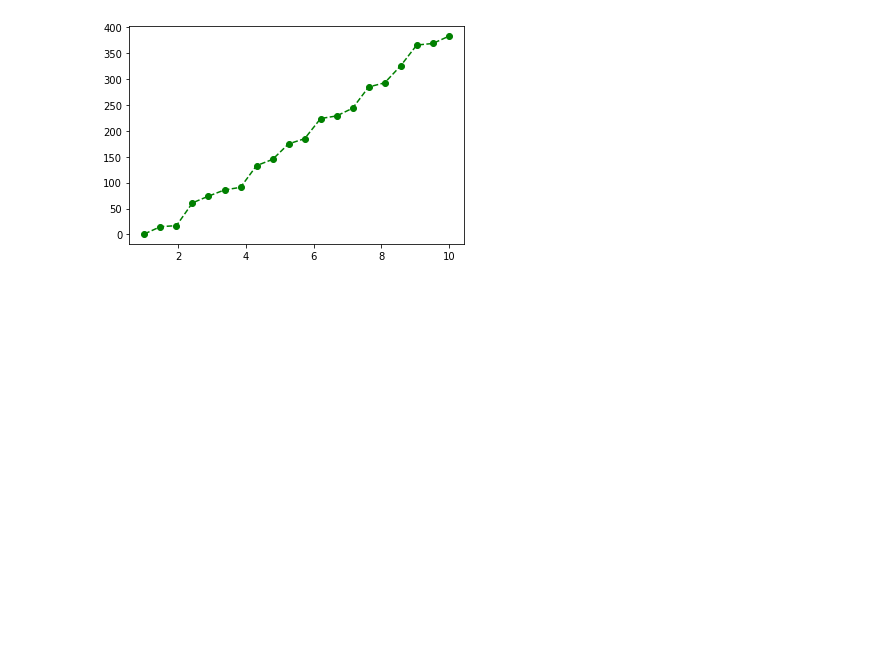
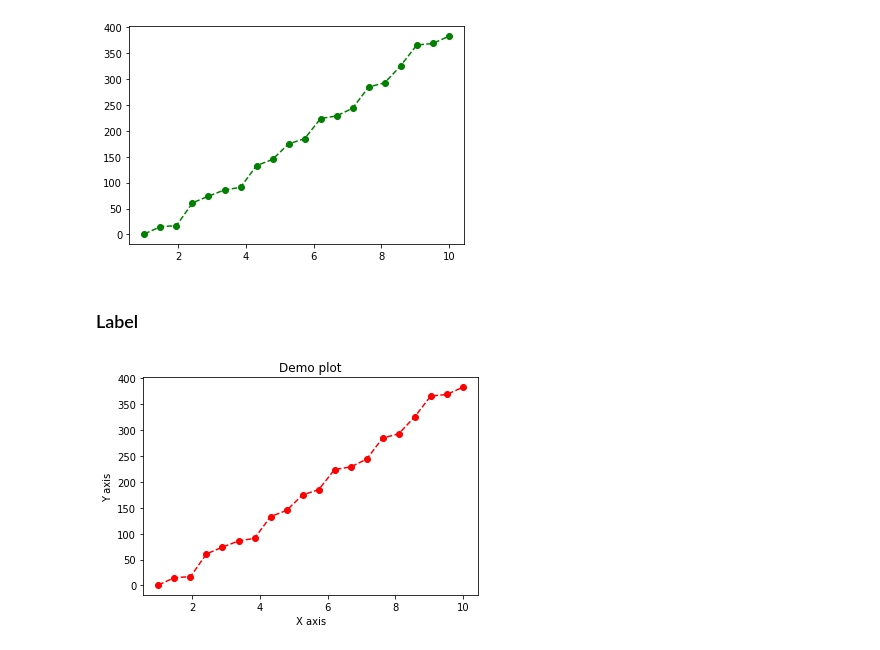
Before and after one commit to caiquemiranda/data-visualization-python, a Jupyter notebook: 05-matplotlib.ipynb, the cells around one changed output. Drawn from its saved outputs; the diff is of its cells as text; code cells hidden in the pictures; blank space fills up the shorter version.

Commit message:
label-code

```diff
--- a/05-matplotlib.ipynb
+++ b/05-matplotlib.ipynb
@@ -69,3 +69,18 @@ plt.plot(x, y,
          linestyle = '--');
 # %% [output]
 [figure]
+# %% [markdown]
+### Label
+# %%
+plt.plot(x, y,
+         color = 'r',
+         marker = 'o',
+         linestyle = '--');
+
+plt.xlabel('X axis')
+plt.ylabel('Y axis')
+plt.title('Demo plot')
+
+plt.show();
+# %% [output]
+[figure, added]
```
